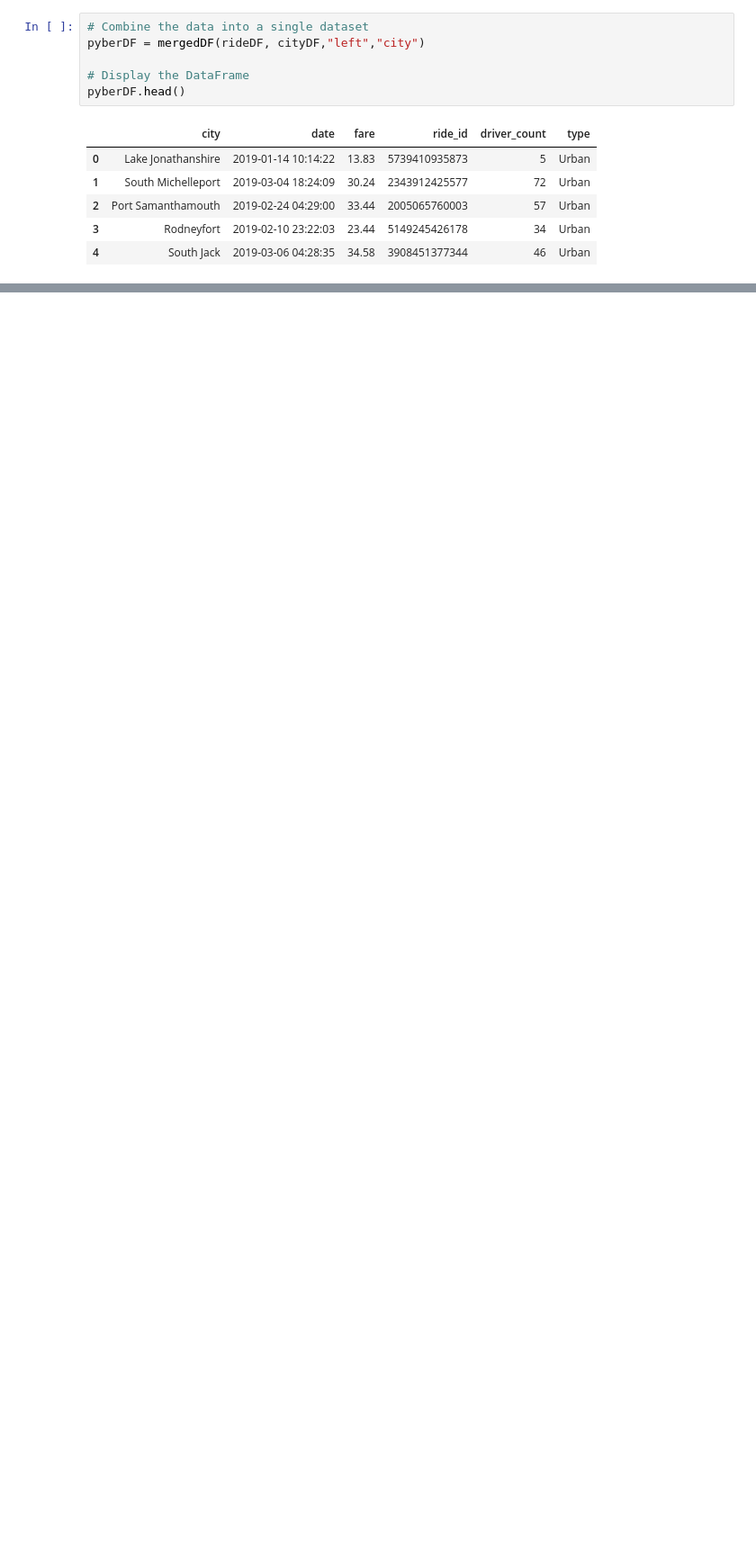
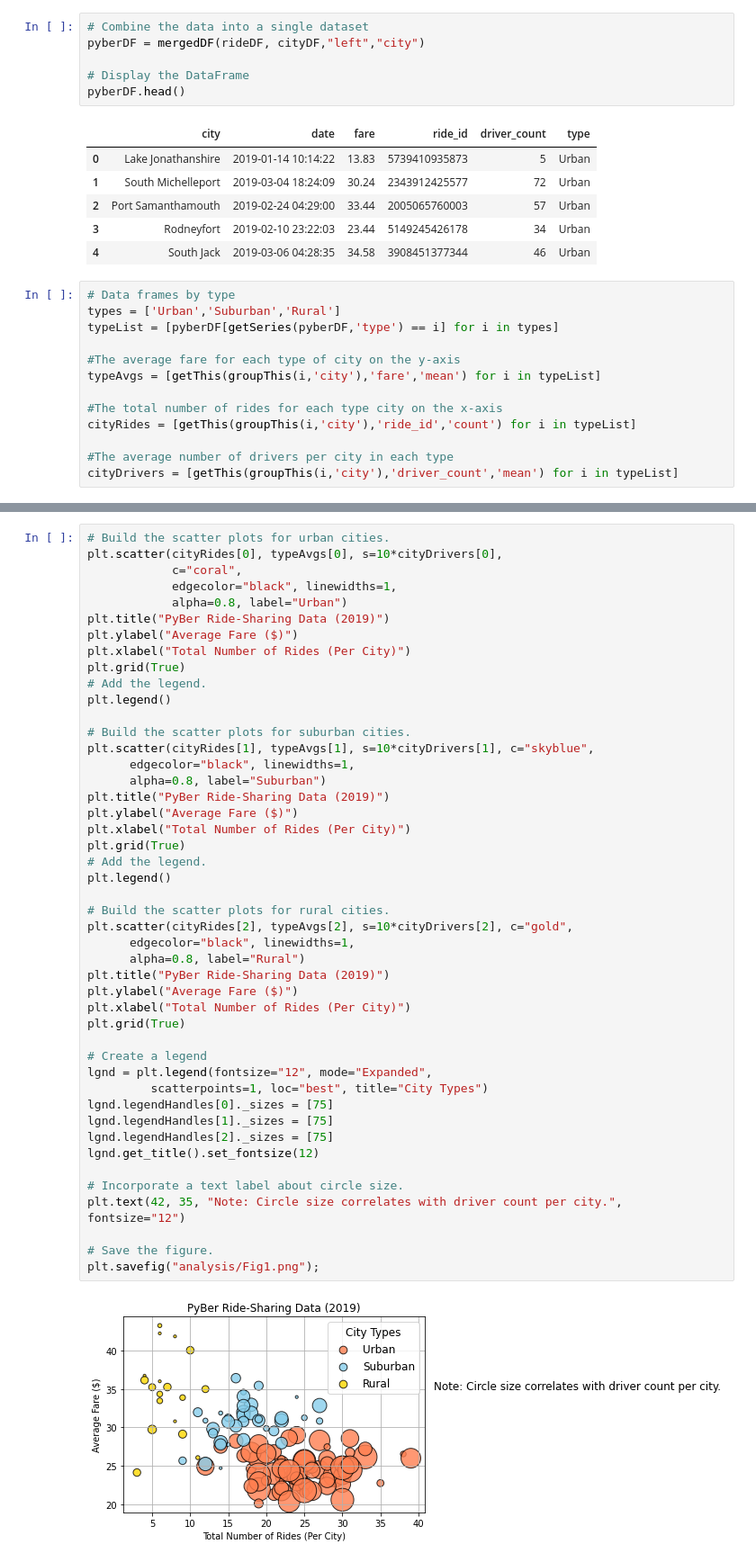
Before and after one commit to annaS000/Rideshare-Analysis, a Jupyter notebook: PyBer.ipynb, the cells around one changed output, grey strips where cells are left out. Shown at 90% size. Saved outputs shown, nothing was run; the diff lists cells and outputs as text; blank space fills up the shorter version.

Commit message:
added bubble chart

```diff
--- a/PyBer.ipynb
+++ b/PyBer.ipynb
@@ -90,3 +42,16 @@ pyberDF.head()
 | 2 | Port Samanthamouth | 2019-02-24 04:29:00 | 33.44 | 2005065760003 | 57 | Urban |
 | 3 | Rodneyfort | 2019-02-10 23:22:03 | 23.44 | 5149245426178 | 34 | Urban |
 | 4 | South Jack | 2019-03-06 04:28:35 | 34.58 | 3908451377344 | 46 | Urban |
+# %%
+# Data frames by type
+types = ['Urban','Suburban','Rural']
+typeList = [pyberDF[getSeries(pyberDF,'type') == i] for i in types]
+
+#The average fare for each type of city on the y-axis
+typeAvgs = [getThis(groupThis(i,'city'),'fare','mean') for i in typeList]
+
+#The total number of rides for each type city on the x-axis
+cityRides = [getThis(groupThis(i,'city'),'ride_id','count') for i in typeList]
+
+#The average number of drivers per city in each type
+cityDrivers = [getThis(groupThis(i,'city'),'driver_count','mean') for i in typeList]
@@ -92,0 +60,48 @@ pyberDF.head()
+# %%
+# Build the scatter plots for urban cities.
+plt.scatter(cityRides[0], typeAvgs[0], s=10*cityDrivers[0],
+            c="coral",
+            edgecolor="black", linewidths=1,
+            alpha=0.8, label="Urban")
+plt.title("PyBer Ride-Sharing Data (2019)")
+plt.ylabel("Average Fare ($)")
+plt.xlabel("Total Number of Rides (Per City)")
+plt.grid(True)
+# Add the legend.
+plt.legend()
+
+# Build the scatter plots for suburban cities.
+plt.scatter(cityRides[1], typeAvgs[1], s=10*cityDrivers[1], c="skyblue",
+      edgecolor="black", linewidths=1,
+      alpha=0.8, label="Suburban")
+plt.title("PyBer Ride-Sharing Data (2019)")
+plt.ylabel("Average Fare ($)")
+plt.xlabel("Total Number of Rides (Per City)")
+plt.grid(True)
+# Add the legend.
+plt.legend()
+
+# Build the scatter plots for rural cities.
+plt.scatter(cityRides[2], typeAvgs[2], s=10*cityDrivers[2], c="gold",
+      edgecolor="black", linewidths=1,
+      alpha=0.8, label="Rural")
+plt.title("PyBer Ride-Sharing Data (2019)")
+plt.ylabel("Average Fare ($)")
+plt.xlabel("Total Number of Rides (Per City)")
+plt.grid(True)
+
+# Create a legend
+lgnd = plt.legend(fontsize="12", mode="Expanded",
+         scatterpoints=1, loc="best", title="City Types")
+lgnd.legendHandles[0]._sizes = [75]
+lgnd.legendHandles[1]._sizes = [75]
+lgnd.legendHandles[2]._sizes = [75]
+lgnd.get_title().set_fontsize(12)
+
+# Incorporate a text label about circle size.
+plt.text(42, 35, "Note: Circle size correlates with driver count per city.", fontsize="12")
+
+# Save the figure.
+plt.savefig("analysis/Fig1.png");
+# %% [output]
+[figure, added]
```
Also changed, not shown: parts of 9 cells of this notebook, 3 other files.
